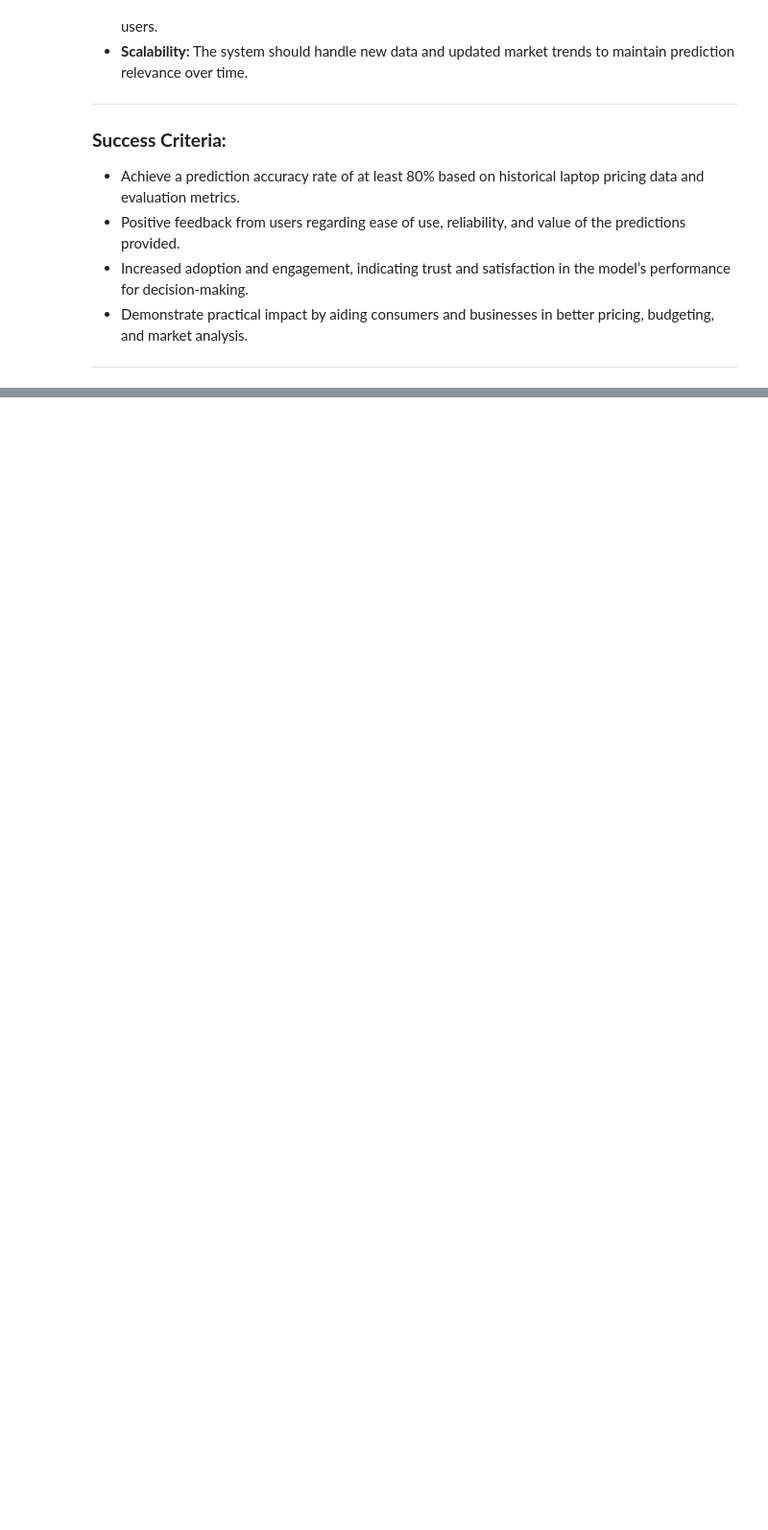
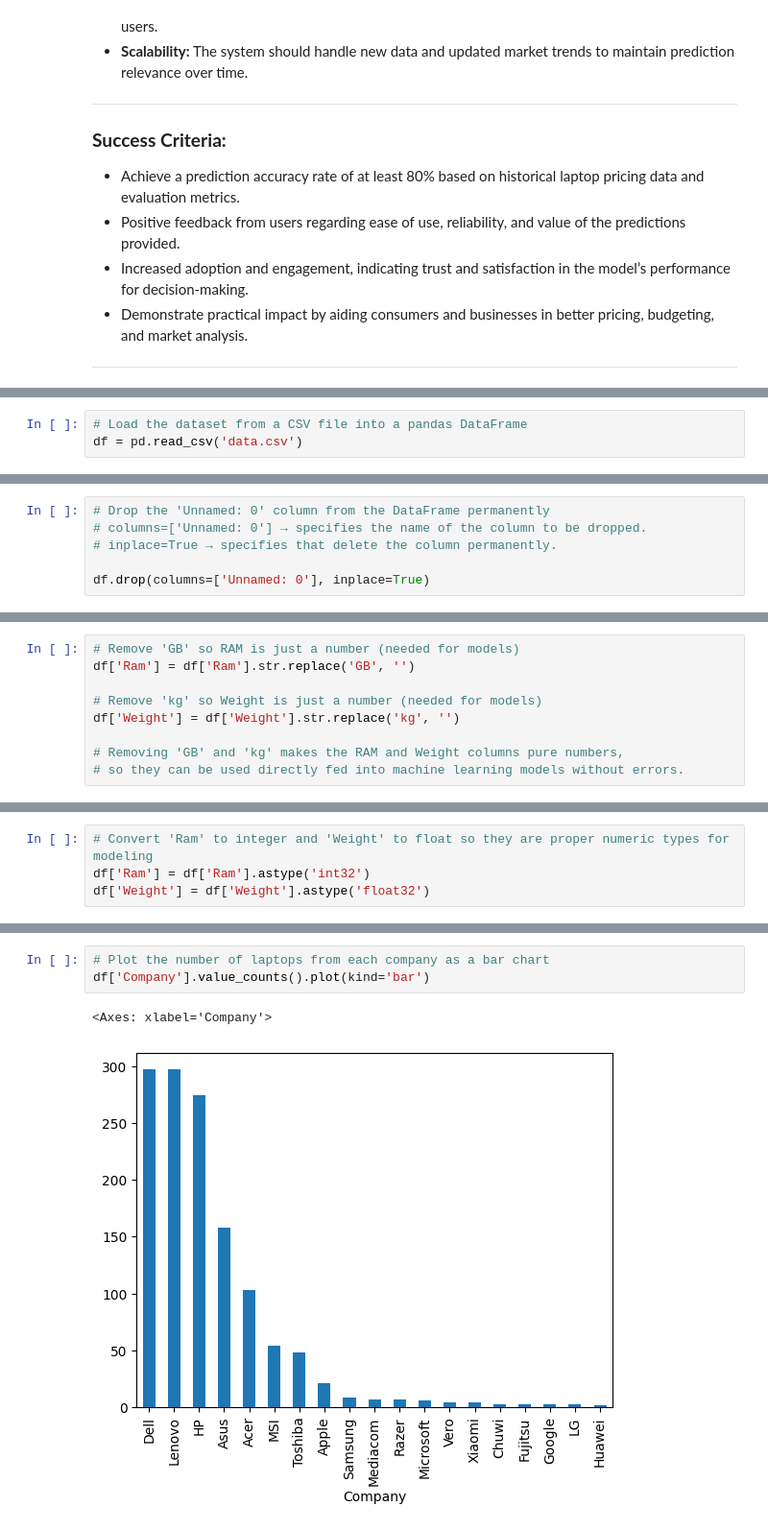
Before and after one commit to ahmedsaleem123/May_2025_DeepFake_Project, a Jupyter notebook: Project.ipynb, the cells around one changed output, grey strips where cells are left out. Shown: that part at 96% size. Drawn from its saved outputs; the diff is of its cells as text; blank space fills up the shorter version.

Commit message:
Data Understanding

```diff
--- a/Project.ipynb
+++ b/Project.ipynb
@@ -55,0 +118,3 @@ The Laptop Price Predictor project aims to develop a robust machine learning mod
+# %%
+# Load the dataset from a CSV file into a pandas DataFrame
+df = pd.read_csv('data.csv')
@@ -55,0 +182,6 @@ The Laptop Price Predictor project aims to develop a robust machine learning mod
+# %%
+# Drop the 'Unnamed: 0' column from the DataFrame permanently
+# columns=['Unnamed: 0'] → specifies the name of the column to be dropped.
+# inplace=True → specifies that delete the column permanently.
+
+df.drop(columns=['Unnamed: 0'], inplace=True)
@@ -55,0 +198,9 @@ The Laptop Price Predictor project aims to develop a robust machine learning mod
+# %%
+# Remove 'GB' so RAM is just a number (needed for models)
+df['Ram'] = df['Ram'].str.replace('GB', '')
+
+# Remove 'kg' so Weight is just a number (needed for models)
+df['Weight'] = df['Weight'].str.replace('kg', '')
+
+# Removing 'GB' and 'kg' makes the RAM and Weight columns pure numbers,
+# so they can be used directly fed into machine learning models without errors.
@@ -55,0 +217,4 @@ The Laptop Price Predictor project aims to develop a robust machine learning mod
+# %%
+# Convert 'Ram' to integer and 'Weight' to float so they are proper numeric types for modeling
+df['Ram'] = df['Ram'].astype('int32')
+df['Weight'] = df['Weight'].astype('float32')
@@ -55,0 +243,6 @@ The Laptop Price Predictor project aims to develop a robust machine learning mod
+# %%
+# Plot the number of laptops from each company as a bar chart
+df['Company'].value_counts().plot(kind='bar')
+# %% [output]
+<Axes: xlabel='Company'>
+[figure, added]
```
Also changed, not shown: parts of 18 cells of this notebook.
